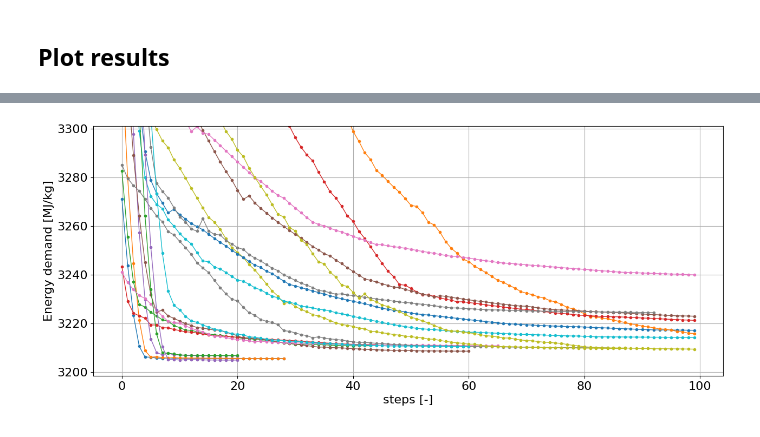
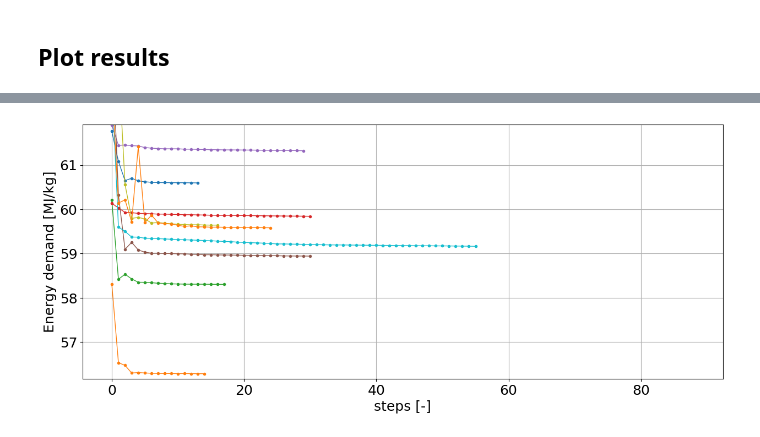
Before and after one commit to hihihi2001/parameter_studies, a Jupyter notebook: gradient_descent copy.ipynb, the cells around one changed output, grey strips where cells are left out. Drawn from its saved outputs; the diff is of its cells as text; code cells hidden in the pictures.

Commit message:
final search before thesis

```diff
--- a/gradient_descent copy.ipynb
+++ b/gradient_descent copy.ipynb
@@ -78,33 +78,33 @@ enable heat transfer: True      enable evaporation: False       enable reactions
 ranges = dict(
   # Initial conditions:
     # bubble equilibrium radius [m]
-    R_E = [1.0e-6*x for x in [1.0, 1000.0]], # [um --> m]
+    R_E = [1.0e-6*x for x in [50.0, 500.0]], # [um --> m]
     # initial radius / equilibrium radius R_0/R_E [-]
-    ratio = [1.0, 10.0],
+    ratio = [1.0],
     # indexes of species in initial bubble
     gases=[[par.index['N2'], par.index['H2']]],
     # Molar fractions of species in the initial bubble (H2 and N2) [-]
     fractions=[[0.25, 0.75]],
   # Ambient parameters:
     # ambient pressure [Pa]
-    P_amb = [x * par.atm2Pa for x in [1.0]], # [atm --> Pa]
+    P_amb = [x * par.atm2Pa for x in [0.05]], # [atm --> Pa]
     # ambient temperature [K]
-    T_inf = [par.absolute_zero + x for x in [30.0]], # [°C --> K]
+    T_inf = [par.absolute_zero + x for x in [20.0]], # [°C --> K]
   # Liquid parameters:
     # water accommodation coefficient [-]
-    alfa_M = [0.35],
+    alfa_M = [par.alfa_M],
     # vapour pressure [Pa] - will be calculated from T_inf
     P_v = [par.P_v],
     # dynamic viscosity [Pa*s] - will be calculated from T_inf
-    mu_L = [x * par.mu_L for x in [1.0]],
+    mu_L = [0.0001, 0.053],
     # sound speed [m/s]
-    c_L = [x * par.c_L for x in [1.0]],
+    c_L = [943.0, 1923.0],
     # surfactant (surface tension modfier) [-]
-    surfactant = [1.0],
+    surfactant = [0.0171/par.sigma, 0.075/par.sigma],
   # Excitation parameters: (excitation_type = no_excitation)
-    #p_A = [-1e5*x for x in [0.5, 4.0]], # pressure amplitude [Pa]
-    #logf = [3.0, 6.0], # frequency [Hz]
-    #n = [2.0]
+    p_A = [-1e5*x for x in [1.5, 6.0]], # pressure amplitude [Pa]
+    logf = [3.8, 5.0], # frequency [Hz]
+    n = [1.0]
 )
 
 for key in gd.de.excitation_args:
@@ -114,16 +114,16 @@ for key in gd.de.excitation_args:
 Starting the searches from random points is not a good practice. You may start them from the best points of a bruteforce search. Alternatively, you can use trial_points, and only use the best searches points as start points.
 # %%
 # create folder for parameter study results:
-save_path = '/home/yoda/Aron/parameter_studies/Excitation_search/no_excitation_2'
+save_path = '/home/yoda/Aron/parameter_studies/Big_search/low_pressure2'
 file = gd.de.Make_dir(save_path)
 to_optimize = 'energy_efficiency'   # key in data from de.get_data()
-searches = 30    # number os total searches
-trial_points = 5000  # number of trial start_points. best ones will be used for searches
+searches = 16    # number os total searches
+trial_points = 10000  # number of trial start_points. best ones will be used for searches
 
 
 kwargs_list = [
     dict(
-        point=gd.rand_point(ranges, ID=i, padding=0.01),
+        point=gd.rand_point(ranges, ID=i, padding=0.001),
         to_optimize=to_optimize,
         t_int=[0.0, 1.0],
         LSODA_timeout=30,
@@ -478,24 +493,24 @@ Folder already exists with 10 csv in it
 # %%
 """Plot convergence of last searches"""
 
 if len(to_plot) > 10:
     to_plot2 = to_plot[:20]
 else:
     to_plot2 = to_plot
 
 fig, ax = plt.subplots(1, 1, figsize=(15, 6))
 #fig.suptitle('Convergence of last 10 searches', fontsize=22)
 ax.set_ylabel(f'Energy demand [MJ/kg]')
-ax.set_ylim(0.998*best_output, 1.03*best_output)
+ax.set_ylim(0.998*best_output, 1.1*best_output)
 #ax.set_yscale('log')
 ax.set_xlabel('steps [-]')
 ax.grid()
 for plot in to_plot2:
     ax.plot(plot, '.-', linewidth=1.0)
 plt.show()
 fig.savefig('images/convergence.png', bbox_inches='tight')
 # %% [output]
-[figure, old version]
+[figure, new version]
 # %%
 """Plot the distribution of the optimums"""
 
```
Also changed, not shown: parts of 8 cells of this notebook, 58 other files.
